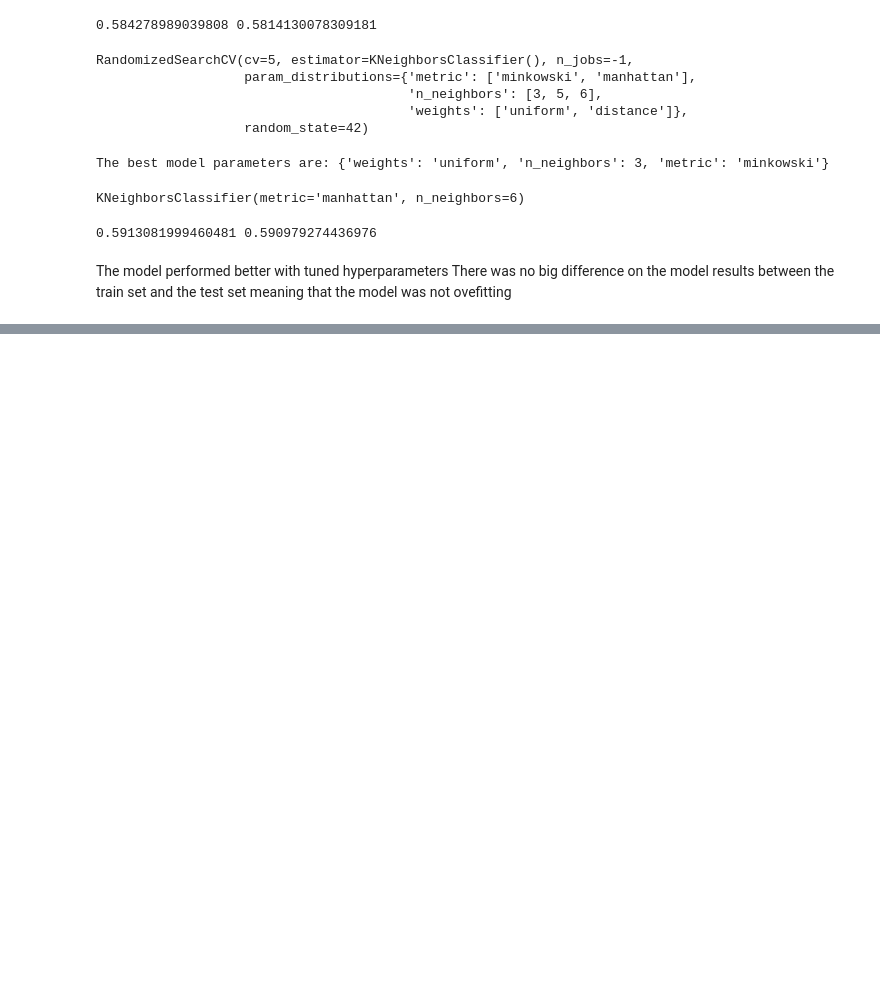
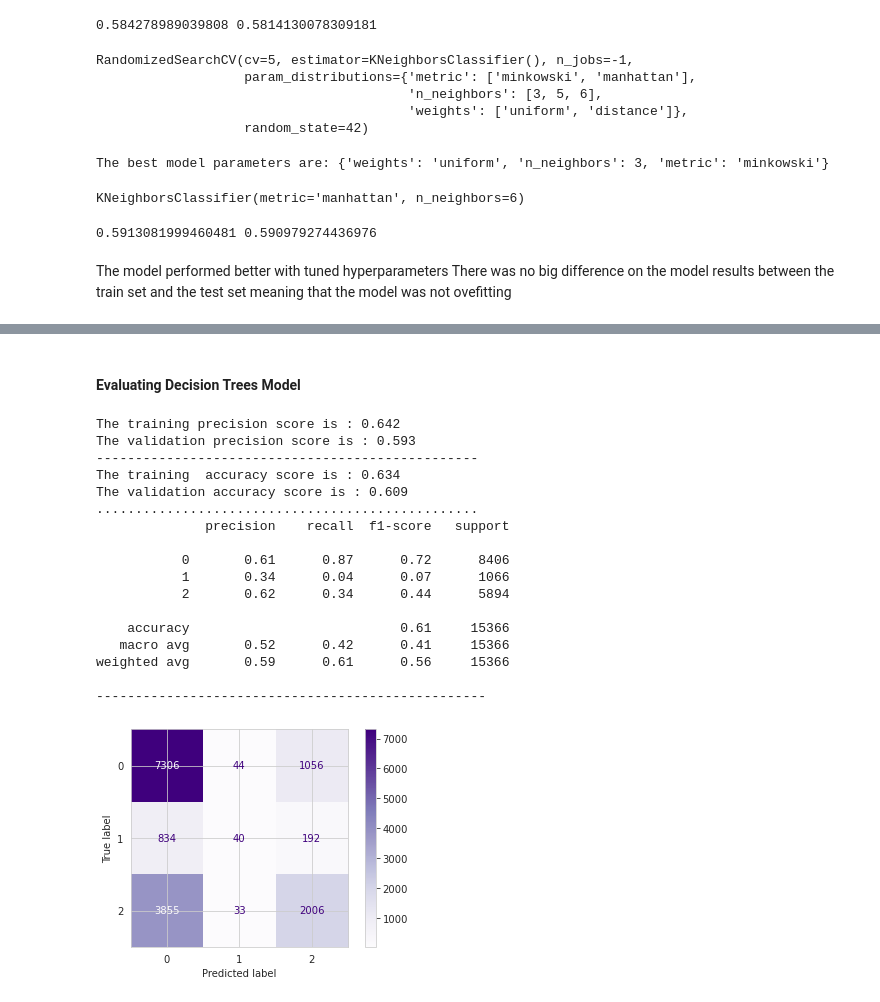
Before and after one commit to GraceRotich/Condition-of-Water-well-predictor, a Jupyter notebook: Condition_Water_well_predictor.ipynb, the cells around one changed output, grey strips where cells are left out. Drawn from its saved outputs; the diff is of its cells as text; code cells hidden in the pictures; blank space fills up the shorter version.

```diff
--- a/Condition_Water_well_predictor.ipynb
+++ b/Condition_Water_well_predictor.ipynb
@@ -968,0 +1005,6 @@ There was no big difference on the model results between the train set and the t
+# %%
+# Fit on training data
+
+rf_random_search.fit(X_train_scaled, y_train)
+
+print(f"The best model parameters are: {rf_random_search.best_params_}")
@@ -968,0 +1013,10 @@ There was no big difference on the model results between the train set and the t
+# %%
+# Instantiate the model on the tuned hyperparameters
+tuned_rf = RandomForestClassifier(
+                                n_estimators = 1000,
+                                min_samples_split=10,
+                                max_depth=20,
+                                random_state=42)
+
+# Fit model on trainig set
+tuned_rf.fit(X_train_scaled,y_train)
@@ -968,0 +1051,48 @@ There was no big difference on the model results between the train set and the t
+# %%
+def model_evaluation(model, X_train, y_train, X_val, y_val, cmap=plt.cm.Blues):
+    from sklearn.metrics import precision_score, accuracy_score, plot_confusion_matrix, classification_report
+    """
+    This function evaluates a model's performance using the metrics:
+    Accuracy score, precision score, classification report, confusion matrix
+    The function takes in 5 parameters:
+    model : Model to be evaluated
+    X_train, y_train : Training data
+    X_val, y_val : Validation data
+    cmap: Colormap to use for the confusion matrix plot (default=plt.cm.Purples)
+
+    The output of this function will be the performance metrics.
+    """
+    print(f'The training precision score is : {round(precision_score(y_train, model.predict(X_train), average="weighted"), 3)}')
+    print(f'The validation precision score is : {round(precision_score(y_val, model.predict(X_val), average="weighted"), 3)}')
+    print('-------------------------------------------------')
+    print(f'The training  accuracy score is : {round(accuracy_score(y_train, model.predict(X_train)), 3)}')
+    print(f'The validation accuracy score is : {round(accuracy_score(y_val, model.predict(X_val)), 3)}')
+    print('.................................................')
+    print(classification_report(y_val, model.predict(X_val)))
+    print('--------------------------------------------------')
+    plot_confusion_matrix(model, X_val, y_val, cmap=plt.cm.Purples)
+# %% [markdown]
+#### Evaluating Decision Trees Model
+# %%
+# Getting the model evaluation for decision tree model
+
+model_evaluation(tuned_dt,X_train_scaled,y_train,X_val_scaled,y_val)
+# %% [output]
+The training precision score is : 0.642
+The validation precision score is : 0.593
+-------------------------------------------------
+The training  accuracy score is : 0.634
+The validation accuracy score is : 0.609
+.................................................
+              precision    recall  f1-score   support
+
+           0       0.61      0.87      0.72      8406
+           1       0.34      0.04      0.07      1066
+           2       0.62      0.34      0.44      5894
+
+    accuracy                           0.61     15366
+   macro avg       0.52      0.42      0.41     15366
+weighted avg       0.59      0.61      0.56     15366
+
+--------------------------------------------------
+[figure, added]
```
Also changed, not shown: parts of 26 cells of this notebook, 1 other file.
